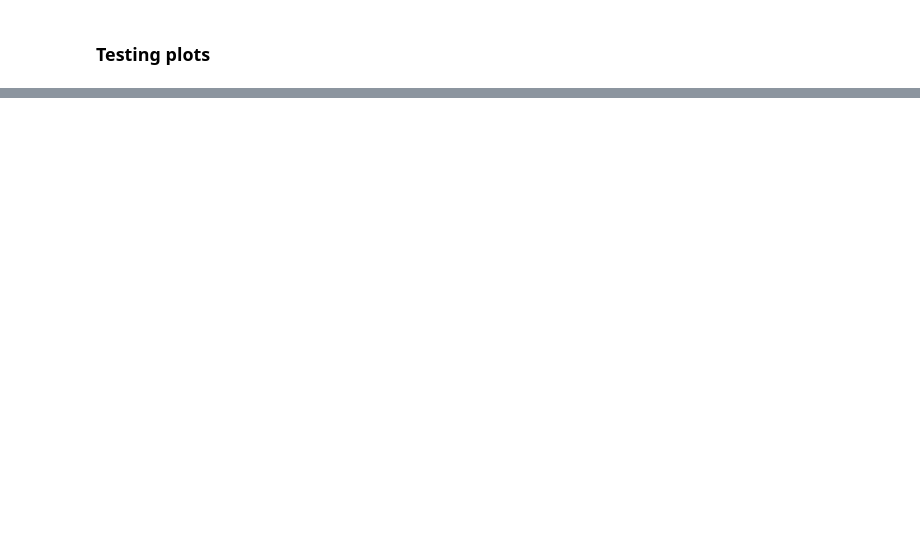
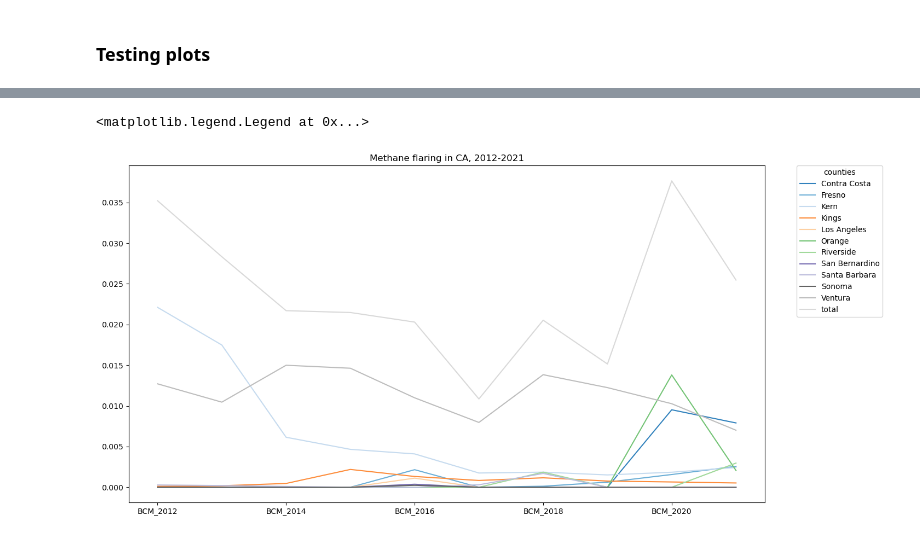
Before and after one commit to natebendermontana/capstone_rmi, a Jupyter notebook: data_exploration.ipynb, the cells around one changed output, grey strips where cells are left out. Saved outputs shown, nothing was run; the diff lists cells and outputs as text; code cells hidden in the pictures; blank space fills up the shorter version.

```diff
--- a/data_exploration.ipynb
+++ b/data_exploration.ipynb
@@ -169,0 +209,4 @@ plt.show()
+# %%
+ca_flares = gp.sjoin(flares_upstream, ca_counties, how = "inner", op = 'within')
+# rename so county names col is clear
+ca_flares.rename(columns={'NAME':'county_name'}, inplace=True)
@@ -169,0 +226,8 @@ plt.show()
+# %%
+# Create df of total BCM by year, grouped by CA county
+
+col_list = ['BCM_2012','BCM_2013','BCM_2014','BCM_2015','BCM_2016','BCM_2017',
+            'BCM_2018','BCM_2019','BCM_2020','BCM_2021']
+
+stats = ca_flares.groupby(['county_name'])[col_list].sum()
+stats['Total_bcm'] = stats.loc[:,col_list].sum(axis=1)
@@ -169,0 +250,10 @@ plt.show()
+# %%
+forplot = stats.drop(['Total_bcm'], axis=1)
+forplot.loc['total'] = forplot.sum()
+forplot = forplot.transpose() # or df1.transpose()
+
+plot = forplot.plot(kind = 'line', title = 'Methane flaring in CA, 2012-2021', colormap='tab20c', figsize = [15, 8])
+plot.legend(bbox_to_anchor=(1.05, 1), loc='upper left', borderaxespad=0, title='counties')
+# %% [output]
+<matplotlib.legend.Legend at 0x...>
+[figure, added]
```
Also changed, not shown: parts of 20 cells of this notebook, 1 other file.
